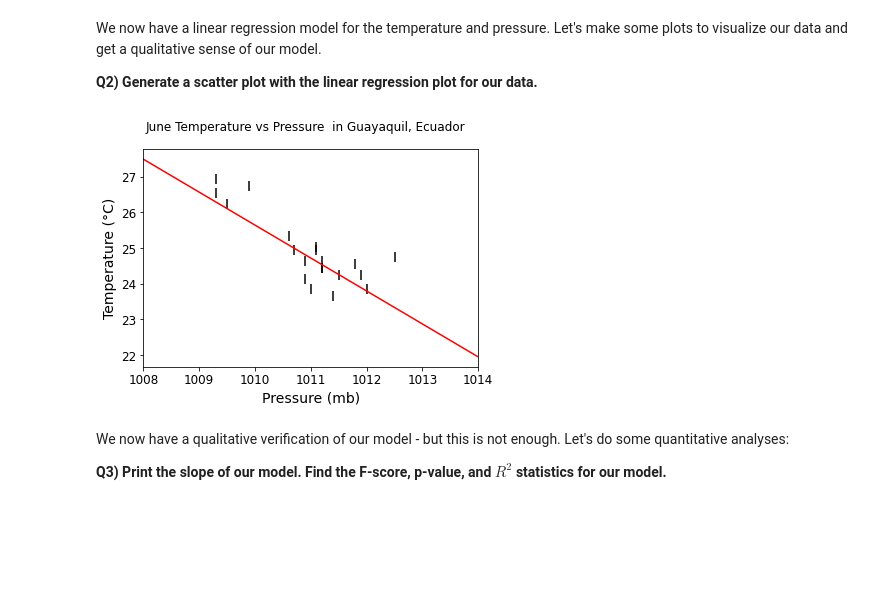
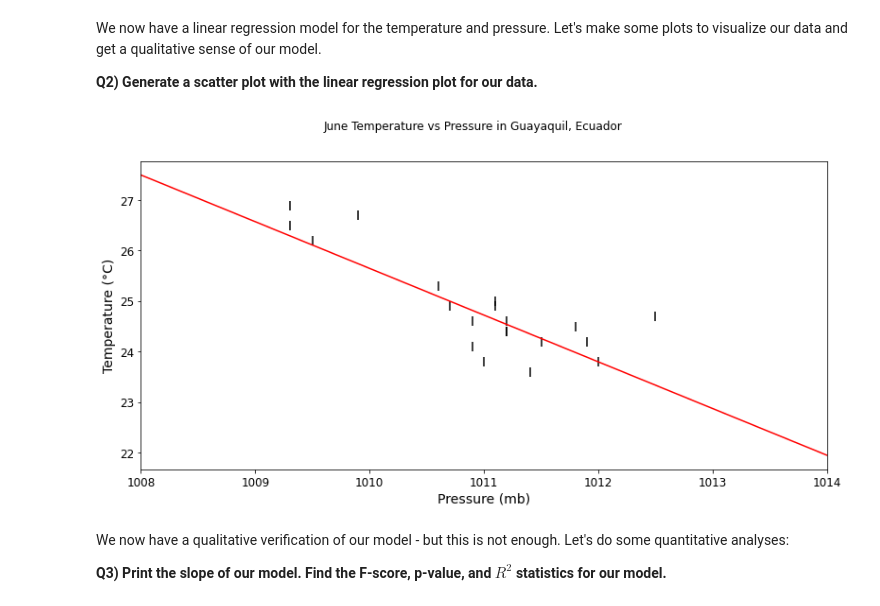
Before and after one commit to AlePol27/2022_ML_Earth_Env_Sci, a Jupyter notebook: Lab_Notebooks/S2_3_Statistical_Forecasting.ipynb, the cells around one changed output. Cells and saved outputs as stored; diff of their text form; code cells hidden in the pictures; blank space fills up the shorter version.

```diff
--- a/Lab_Notebooks/S2_3_Statistical_Forecasting.ipynb
+++ b/Lab_Notebooks/S2_3_Statistical_Forecasting.ipynb
@@ -128,34 +128,34 @@ We now have a linear regression model for the temperature and pressure. Let's ma
 # %%
 #Complete the code below
 
 #Instantiate a figure having size 13,6
-fig, ax = plt.subplots()
+fig, ax = plt.subplots(figsize = (13, 6))
 
 # Set figure title and axis labels
-fig.suptitle('June Temperature vs Pressure  in Guayaquil, Ecuador')
+fig.suptitle('June Temperature vs Pressure in Guayaquil, Ecuador')
 ax.set_xlabel("Pressure (mb)")
 ax.set_ylabel("Temperature (°C)")
 
 # The colors and styles suggested below are not compulsory, but please avoid
 # using the default settings.
 
 # Make a scatter plot for the pressure (x) and temperature (y). Use color=black,
 # marker size = 100, and set the marker style to '2'.
 ax.scatter(pressure, temperature, color="black", s = 100, marker = 2)
 
 # Make a 100 point numpy array between 1008 and 1014 and store it in reg_x.
 # Reshape it to (-1,1). Hint: numpy has a linear space generator
-reg_x = np.reshape(np.linspace(1008, 1014), (-1, 1))
+reg_x = np.linspace(1008, 1014, 100).reshape(-1, 1)
 
 # Let's produce a set of predictions from our linear space array.
 reg_y = lin_reg.predict(reg_x)
 
 # Let's plot the regression line using reg_x and reg_y. Set the color to red and
 # the linewidth to 1.5
 ax.plot(reg_x, reg_y, color="red", linewidth = 1.5)
 ax.autoscale(axis='x', tight=True)
 # %% [output]
-[figure, old version]
+[figure, new version]
 # %% [markdown]
 We now have a qualitative verification of our model - but this is not enough. Let's do some quantitative analyses:
 
```
Also changed, not shown: parts of 5 cells of this notebook.
